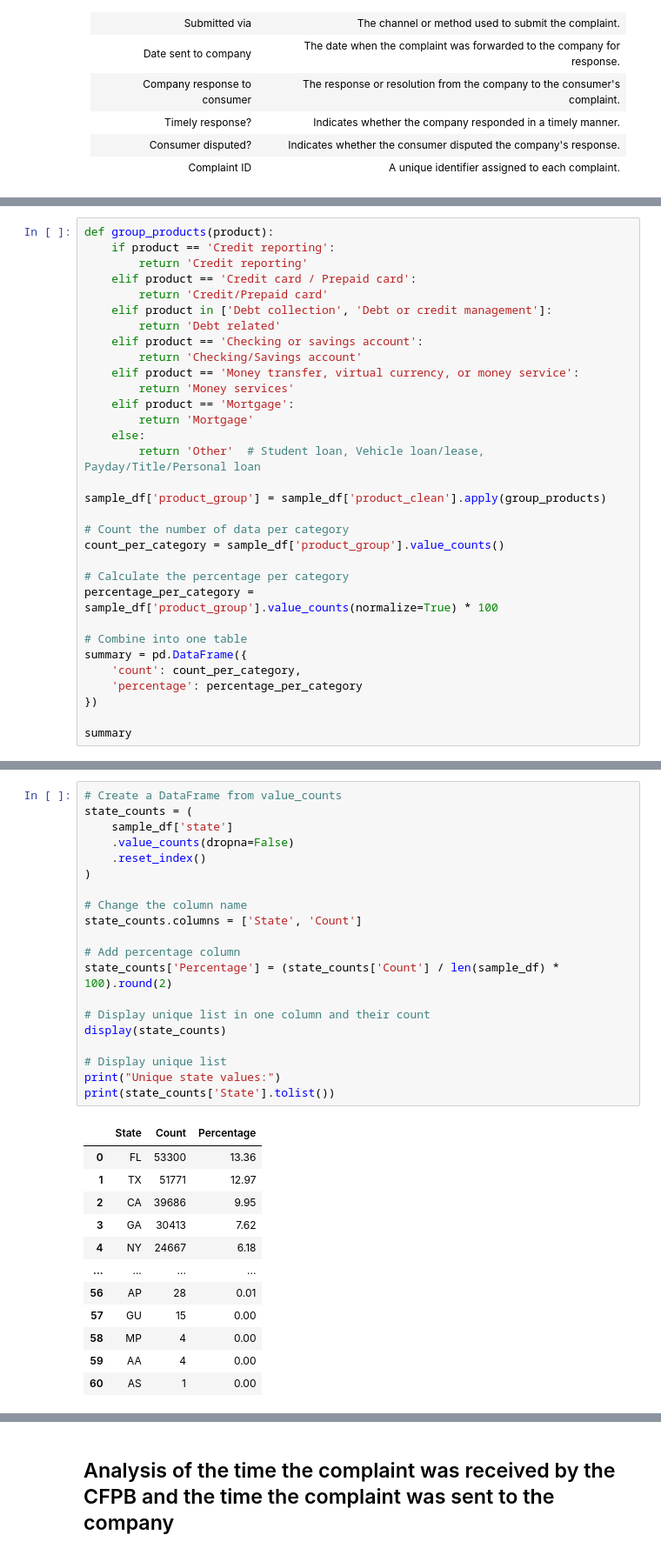
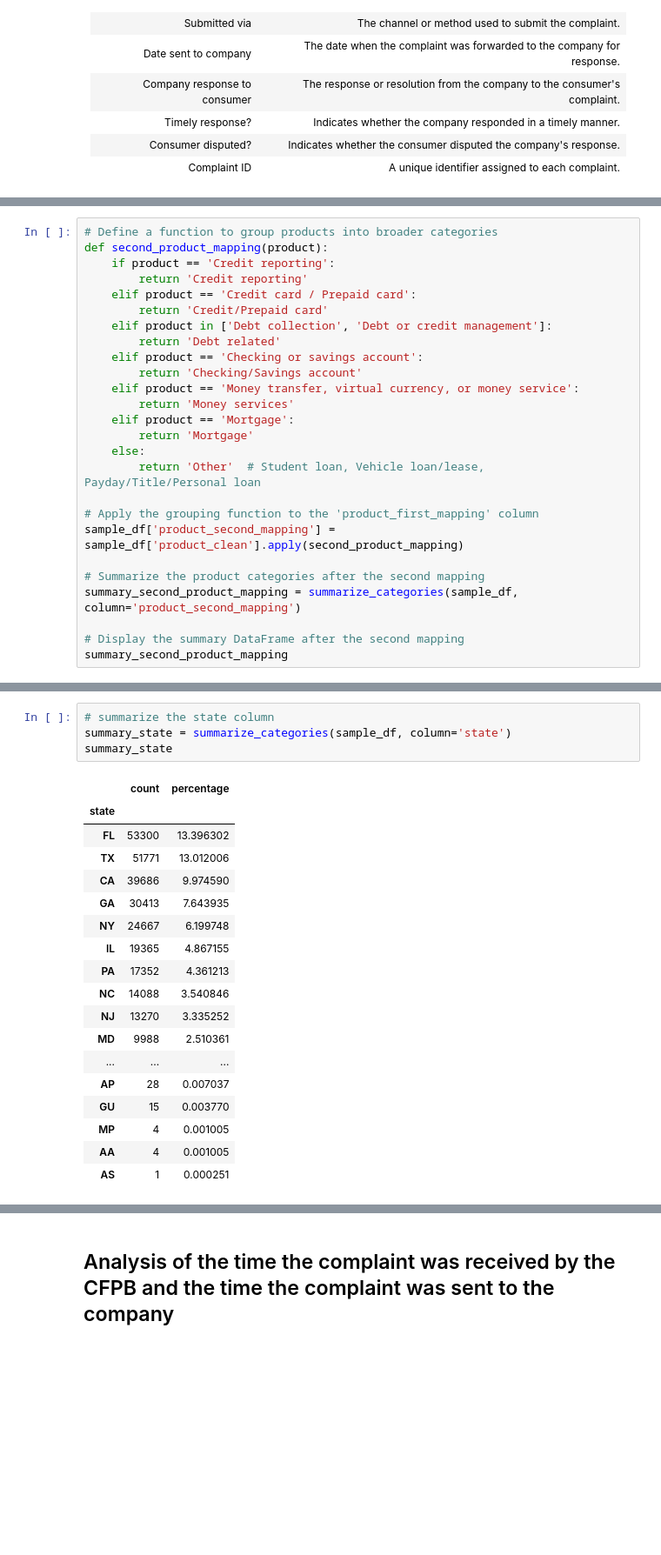
Before and after one commit to FillipusAditya/final-project-compfest17-bebek-ngapak, a Jupyter notebook: main.ipynb, the cells around one changed output, grey strips where cells are left out. Shown at 87% size. Cells and saved outputs as stored; diff of their text form; blank space fills up the shorter version.

```diff
--- a/main.ipynb
+++ b/main.ipynb
@@ -188,5 +344,6 @@ summary
 # %%
-def group_products(product):
+# Define a function to group products into broader categories
+def second_product_mapping(product):
     if product == 'Credit reporting':
         return 'Credit reporting'
     elif product == 'Credit card / Prepaid card':
@@ -202,20 +359,13 @@ def group_products(product):
     else:
         return 'Other'  # Student loan, Vehicle loan/lease, Payday/Title/Personal loan
 
-sample_df['product_group'] = sample_df['product_clean'].apply(group_products)
+# Apply the grouping function to the 'product_first_mapping' column
+sample_df['product_second_mapping'] = sample_df['product_clean'].apply(second_product_mapping)
 
-# Count the number of data per category
-count_per_category = sample_df['product_group'].value_counts()
+# Summarize the product categories after the second mapping
+summary_second_product_mapping = summarize_categories(sample_df, column='product_second_mapping')
 
-# Calculate the percentage per category
-percentage_per_category = sample_df['product_group'].value_counts(normalize=True) * 100
-
-# Combine into one table
-summary = pd.DataFrame({
-    'count': count_per_category,
-    'percentage': percentage_per_category
-})
-
-summary
+# Display the summary DataFrame after the second mapping
+summary_second_product_mapping
 # %% [output]
 |  | count | percentage |
@@ -232,33 +398,23 @@ summary
 # %%
-# Create a DataFrame from value_counts
-state_counts = (
-    sample_df['state']
-    .value_counts(dropna=False)
-    .reset_index()
-)
-
-# Change the column name
-state_counts.columns = ['State', 'Count']
-
-# Add percentage column
-state_counts['Percentage'] = (state_counts['Count'] / len(sample_df) * 100).round(2)
-
-# Display unique list in one column and their count
-display(state_counts)
-
-# Display unique list
-print("Unique state values:")
-print(state_counts['State'].tolist())
+# summarize the state column
+summary_state = summarize_categories(sample_df, column='state')
+summary_state
 # %% [output]
-|  | State | Count | Percentage |
-| 0 | FL | 53300 | 13.36 |
-| 1 | TX | 51771 | 12.97 |
-| 2 | CA | 39686 | 9.95 |
-| 3 | GA | 30413 | 7.62 |
-| 4 | NY | 24667 | 6.18 |
-| ... | ... | ... | ... |
-| 56 | AP | 28 | 0.01 |
-| 57 | GU | 15 | 0.00 |
-| 58 | MP | 4 | 0.00 |
-| 59 | AA | 4 | 0.00 |
-| 60 | AS | 1 | 0.00 |
+|  | count | percentage |
+| state |  |  |
+| FL | 53300 | 13.396302 |
+| TX | 51771 | 13.012006 |
+| CA | 39686 | 9.974590 |
+| GA | 30413 | 7.643935 |
+| NY | 24667 | 6.199748 |
+| IL | 19365 | 4.867155 |
+| PA | 17352 | 4.361213 |
+| NC | 14088 | 3.540846 |
+| NJ | 13270 | 3.335252 |
+| MD | 9988 | 2.510361 |
+| ... | ... | ... |
+| AP | 28 | 0.007037 |
+| GU | 15 | 0.003770 |
+| MP | 4 | 0.001005 |
+| AA | 4 | 0.001005 |
+| AS | 1 | 0.000251 |
```
Also changed, not shown: parts of 43 cells of this notebook.
